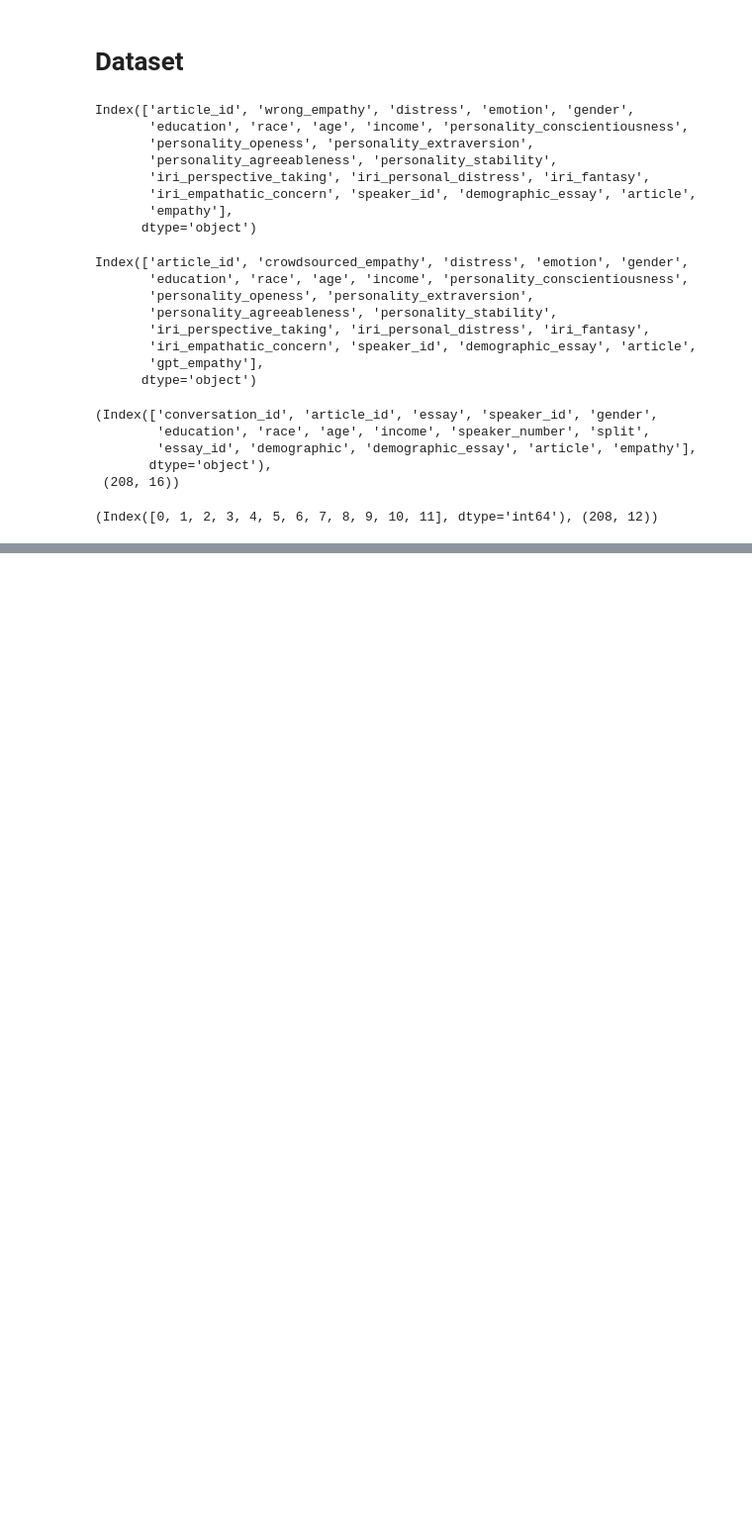
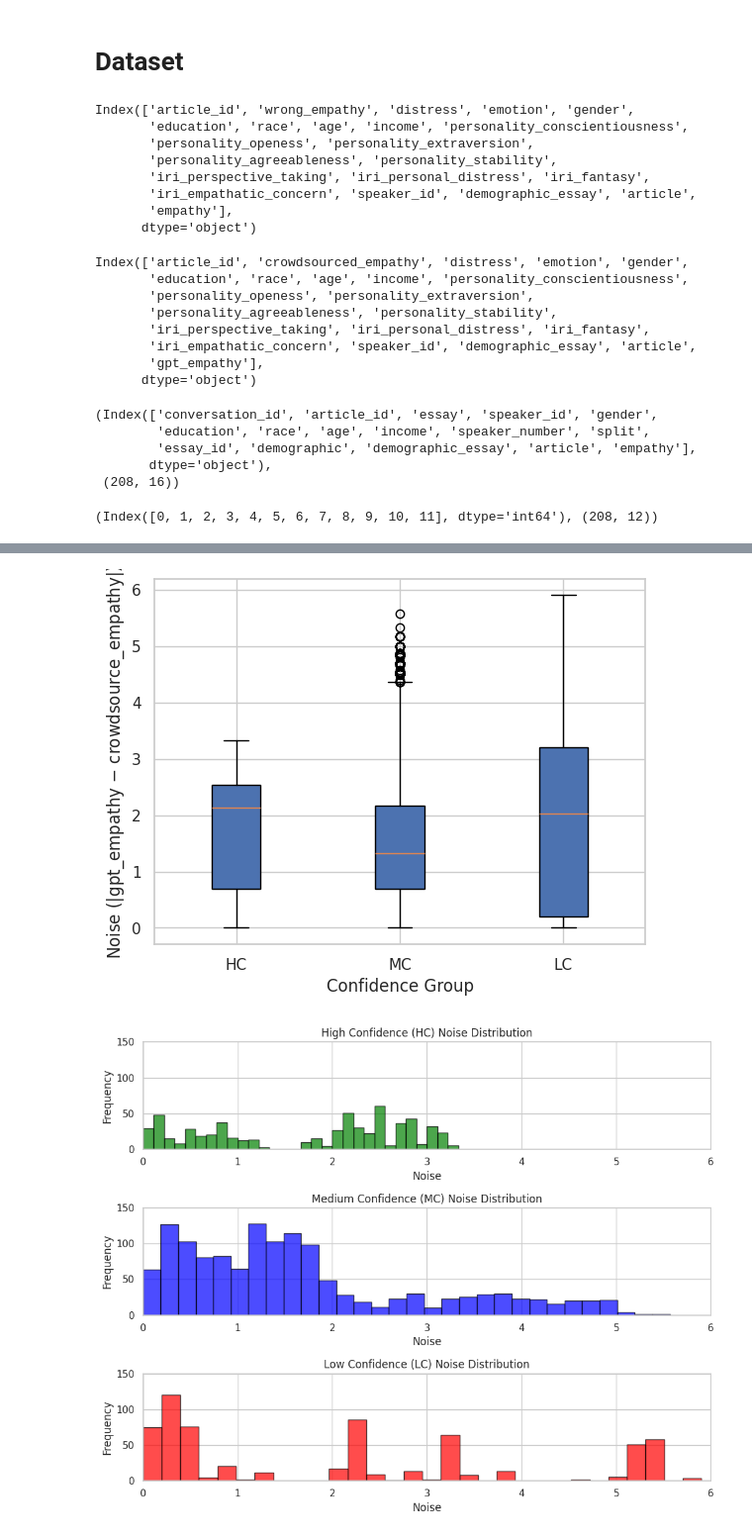
Before and after one commit to hasan-rakibul/LLMPathy, a Jupyter notebook: src/scratch.ipynb, the cells around one changed output, grey strips where cells are left out. Shown at 99% size. Drawn from its saved outputs; the diff is of its cells as text; code cells hidden in the pictures; blank space fills up the shorter version.

```diff
--- a/src/scratch.ipynb
+++ b/src/scratch.ipynb
@@ -57,0 +205,44 @@ dev_gpt.to_csv('../data/v3_dev_gpt.tsv', sep='\t', index=False)
+# %%
+# plt.figure(figsize=(10, 6))
+
+# Boxplot for noise distribution across confidence groups
+plt.boxplot([hc_noise, mc_noise, lc_noise], labels=['HC', 'MC', 'LC'], patch_artist=True)
+plt.xlabel("Confidence Group")
+plt.ylabel("Noise (|gpt_empathy $-$ crowdsource_empathy|)")
+plt.grid(True)
+plt.show()
+
+plt.figure(figsize=(10, 8))
+
+# Histogram for HC group
+plt.subplot(3, 1, 1)
+plt.hist(hc_noise, bins=30, color='green', alpha=0.7, edgecolor='black')
+plt.title("High Confidence (HC) Noise Distribution")
+plt.xlabel("Noise")
+plt.ylabel("Frequency")
+plt.xlim(0, 6)
+plt.ylim(0, 150)
+
+# Histogram for MC group
+plt.subplot(3, 1, 2)
+plt.hist(mc_noise, bins=30, color='blue', alpha=0.7, edgecolor='black')
+plt.title("Medium Confidence (MC) Noise Distribution")
+plt.xlabel("Noise")
+plt.ylabel("Frequency")
+plt.xlim(0, 6)
+plt.ylim(0, 150)
+
+# Histogram for LC group
+plt.subplot(3, 1, 3)
+plt.hist(lc_noise, bins=30, color='red', alpha=0.7, edgecolor='black')
+plt.title("Low Confidence (LC) Noise Distribution")
+plt.xlabel("Noise")
+plt.ylabel("Frequency")
+plt.xlim(0, 6)
+plt.ylim(0, 150)
+
+plt.tight_layout()
+plt.show()
+# %% [output]
+[figure, added]
+[figure, added]
```
Also changed, not shown: parts of 31 cells of this notebook, 14 other files.
